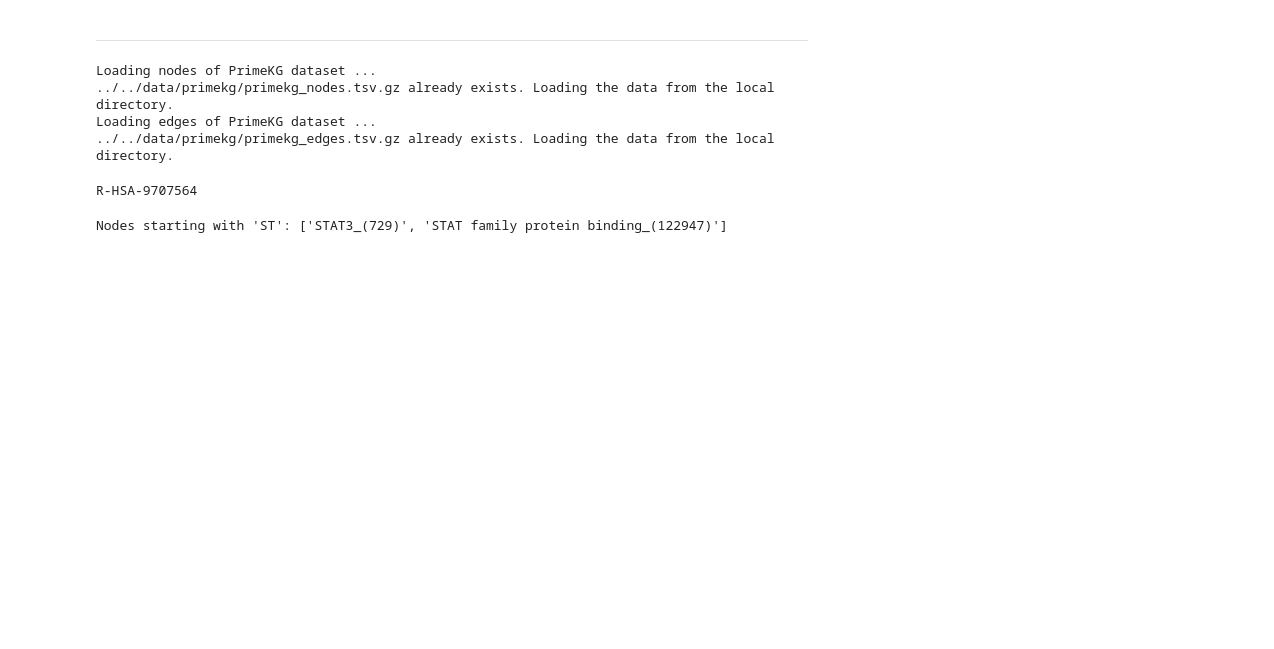
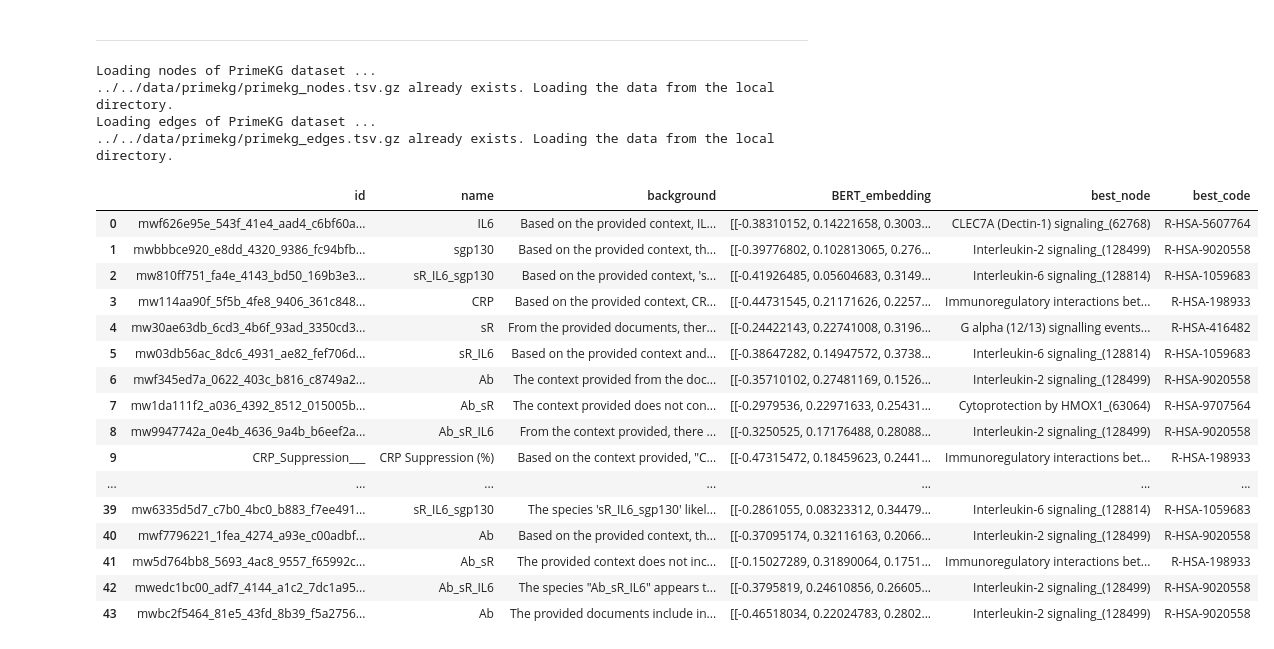
Before and after one commit to VirtualPatientEngine/AIAgents4Pharma, a Jupyter notebook: notebook/embeddings_and_evaluation.ipynb, the cells around one changed output. Drawn from its saved outputs; the diff is of its cells as text; code cells hidden in the pictures; blank space fills up the shorter version.

```diff
--- a/notebook/embeddings_and_evaluation.ipynb
+++ b/notebook/embeddings_and_evaluation.ipynb
@@ -278,27 +289,43 @@ Loading nodes of PrimeKG dataset ...
 ../../data/primekg/primekg_nodes.tsv.gz already exists. Loading the data from the local directory.
 Loading edges of PrimeKG dataset ...
 ../../data/primekg/primekg_edges.tsv.gz already exists. Loading the data from the local directory.
+# %%
+def fetch_code_in_graph(best_node, G):
+    relevant_node_name = G.nodes[best_node]['name'].lower()
+    query_str = f'node_name_lower.eq("{relevant_node_name}")'
+
+    # Get the nodes related to IBD
+    nodes_df = primekg_nodes.copy()
+    nodes_df["node_name_lower"] = nodes_df.node_name.apply(lambda x: x.lower())
+    nodes_df = nodes_df.query(query_str, engine='python')
+
+    code = nodes_df.iloc[0]['node_id']
+
+    return code
+# %%
+res = []
+for idx, row in species_descriptions.iterrows():
+    best_node = fetch_code_in_graph(row['best_node'], G)
+    res += [best_node]
+
+species_descriptions['best_code'] = res
 # %%
-relevant_node_name = G.nodes[best_node]['name'].lower()
-query_str = f'node_name_lower.eq("{relevant_node_name}")'
-
-# Get the nodes related to IBD
-nodes_df = primekg_nodes.copy()
-nodes_df["node_name_lower"] = nodes_df.node_name.apply(lambda x: x.lower())
-nodes_df = nodes_df.query(query_str, engine='python')
-
-code = nodes_df.iloc[0]['node_id']
-
-print(code)
+species_descriptions
 # %% [output]
-R-HSA-9707564
+|  | id | name | background | BERT_embedding | best_node | best_code |
+| 0 | mwf626e95e_543f_41e4_aad4_c6bf60a... | IL6 | Based on the provided context, IL... | [[-0.38310152, 0.14221658, 0.3003... | CLEC7A (Dectin-1) signaling_(62768) | R-HSA-5607764 |
+| 1 | mwbbbce920_e8dd_4320_9386_fc94bfb... | sgp130 | Based on the provided context, th... | [[-0.39776802, 0.102813065, 0.276... | Interleukin-2 signaling_(128499) | R-HSA-9020558 |
+| 2 | mw810ff751_fa4e_4143_bd50_169b3e3... | sR_IL6_sgp130 | Based on the provided context, 's... | [[-0.41926485, 0.05604683, 0.3149... | Interleukin-6 signaling_(128814) | R-HSA-1059683 |
+| 3 | mw114aa90f_5f5b_4fe8_9406_361c848... | CRP | Based on the provided context, CR... | [[-0.44731545, 0.21171626, 0.2257... | Immunoregulatory interactions bet... | R-HSA-198933 |
+| 4 | mw30ae63db_6cd3_4b6f_93ad_3350cd3... | sR | From the provided documents, ther... | [[-0.24422143, 0.22741008, 0.3196... | G alpha (12/13) signalling events... | R-HSA-416482 |
+| 5 | mw03db56ac_8dc6_4931_ae82_fef706d... | sR_IL6 | Based on the provided context and... | [[-0.38647282, 0.14947572, 0.3738... | Interleukin-6 signaling_(128814) | R-HSA-1059683 |
+| 6 | mwf345ed7a_0622_403c_b816_c8749a2... | Ab | The context provided from the doc... | [[-0.35710102, 0.27481169, 0.1526... | Interleukin-2 signaling_(128499) | R-HSA-9020558 |
+| 7 | mw1da111f2_a036_4392_8512_015005b... | Ab_sR | The context provided does not con... | [[-0.2979536, 0.22971633, 0.25431... | Cytoprotection by HMOX1_(63064) | R-HSA-9707564 |
+| 8 | mw9947742a_0e4b_4636_9a4b_b6eef2a... | Ab_sR_IL6 | From the context provided, there ... | [[-0.3250525, 0.17176488, 0.28088... | Interleukin-2 signaling_(128499) | R-HSA-9020558 |
+| 9 | CRP_Suppression___ | CRP Suppression (%) | Based on the context provided, "C... | [[-0.47315472, 0.18459623, 0.2441... | Immunoregulatory interactions bet... | R-HSA-198933 |
+| ... | ... | ... | ... | ... | ... | ... |
+| 39 | mw6335d5d7_c7b0_4bc0_b883_f7ee491... | sR_IL6_sgp130 | The species 'sR_IL6_sgp130' likel... | [[-0.2861055, 0.08323312, 0.34479... | Interleukin-6 signaling_(128814) | R-HSA-1059683 |
+| 40 | mwf7796221_1fea_4274_a93e_c00adbf... | Ab | Based on the provided context, th... | [[-0.37095174, 0.32116163, 0.2066... | Interleukin-2 signaling_(128499) | R-HSA-9020558 |
+| 41 | mw5d764bb8_5693_4ac8_9557_f65992c... | Ab_sR | The provided context does not inc... | [[-0.15027289, 0.31890064, 0.1751... | Immunoregulatory interactions bet... | R-HSA-198933 |
+| 42 | mwedc1bc00_adf7_4144_a1c2_7dc1a95... | Ab_sR_IL6 | The species "Ab_sR_IL6" appears t... | [[-0.3795819, 0.24610856, 0.26605... | Interleukin-2 signaling_(128499) | R-HSA-9020558 |
+| 43 | mwbc2f5464_81e5_43fd_8b39_f5a2756... | Ab | The provided documents include in... | [[-0.46518034, 0.22024783, 0.2802... | Interleukin-2 signaling_(128499) | R-HSA-9020558 |
-# %%
-# Find all nodes that start with 'ST'
-st_nodes = [node for node in nodes_list if node.startswith('ST')]
-
-if st_nodes:
-    print(f"Nodes starting with 'ST': {st_nodes}")
-else:
-    print("No nodes start with 'ST'.")
-# %% [output]
-Nodes starting with 'ST': ['STAT3_(729)', 'STAT family protein binding_(122947)']
```
Also changed, not shown: parts of 6 cells of this notebook.
